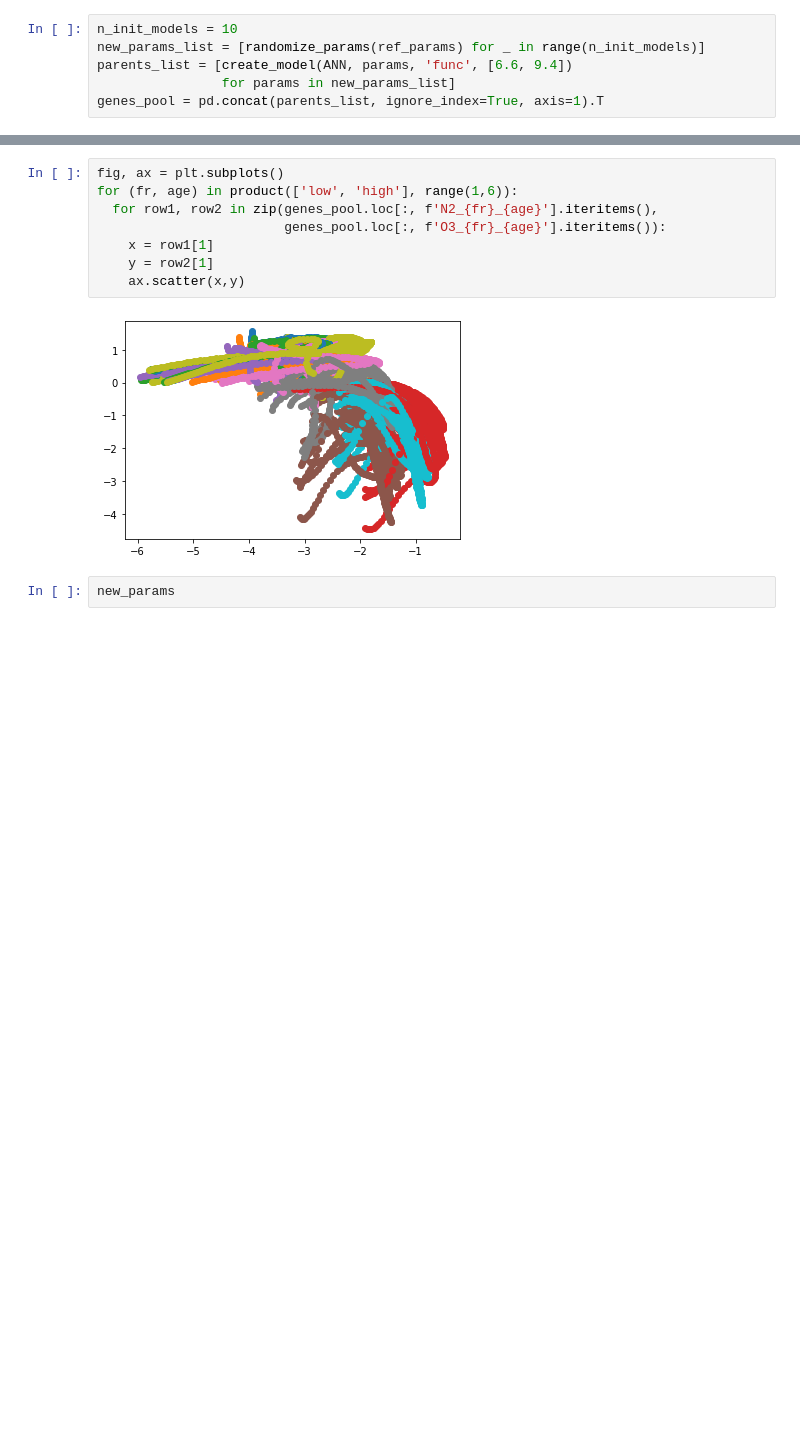
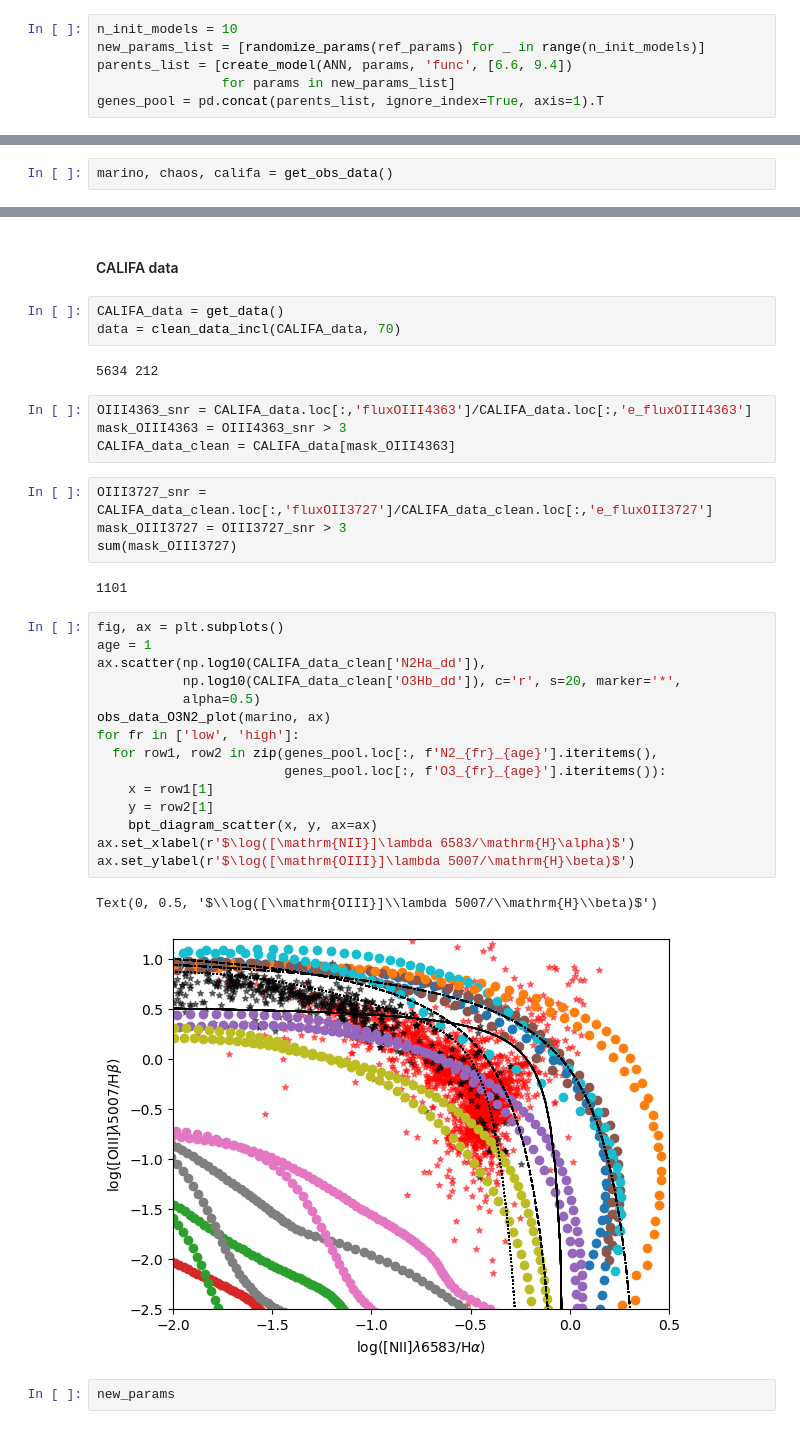
Before and after one commit to cespinosa/ANN_for_ISM, a Jupyter notebook: testing_GM_1.ipynb, the cells around one changed output, grey strips where cells are left out. Drawn from its saved outputs; the diff is of its cells as text; blank space fills up the shorter version.

```diff
--- a/testing_GM_1.ipynb
+++ b/testing_GM_1.ipynb
@@ -105,0 +51,2 @@ row
+# %%
+marino, chaos, califa = get_obs_data()
@@ -106,13 +56,38 @@ row
+# %% [markdown]
+#### CALIFA data
+# %%
+CALIFA_data = get_data()
+data = clean_data_incl(CALIFA_data, 70)
+# %% [output]
+5634 212
+# %%
+OIII4363_snr = CALIFA_data.loc[:,'fluxOIII4363']/CALIFA_data.loc[:,'e_fluxOIII4363']
+mask_OIII4363 = OIII4363_snr > 3
+CALIFA_data_clean = CALIFA_data[mask_OIII4363]
+# %%
+OIII3727_snr = CALIFA_data_clean.loc[:,'fluxOII3727']/CALIFA_data_clean.loc[:,'e_fluxOII3727']
+mask_OIII3727 = OIII3727_snr > 3
+sum(mask_OIII3727)
+# %% [output]
+1101
 # %%
 fig, ax = plt.subplots()
-for (fr, age) in product(['low', 'high'], range(1,6)):
+age = 1
+ax.scatter(np.log10(CALIFA_data_clean['N2Ha_dd']),
+           np.log10(CALIFA_data_clean['O3Hb_dd']), c='r', s=20, marker='*',
+           alpha=0.5)
+obs_data_O3N2_plot(marino, ax)
+for fr in ['low', 'high']:
   for row1, row2 in zip(genes_pool.loc[:, f'N2_{fr}_{age}'].iteritems(),
                         genes_pool.loc[:, f'O3_{fr}_{age}'].iteritems()):
     x = row1[1]
     y = row2[1]
-    ax.scatter(x,y)
+    bpt_diagram_scatter(x, y, ax=ax)
+ax.set_xlabel(r'$\log([\mathrm{NII}]\lambda 6583/\mathrm{H}\alpha)$')
+ax.set_ylabel(r'$\log([\mathrm{OIII}]\lambda 5007/\mathrm{H}\beta)$')
 # %% [output]
+Text(0, 0.5, '$\\log([\\mathrm{OIII}]\\lambda 5007/\\mathrm{H}\\beta)$')
-[figure, old version]
+[figure, new version]
 # %%
 new_params
 # %% [output]
```
Also changed, not shown: parts of 8 cells of this notebook, 6 other files.
